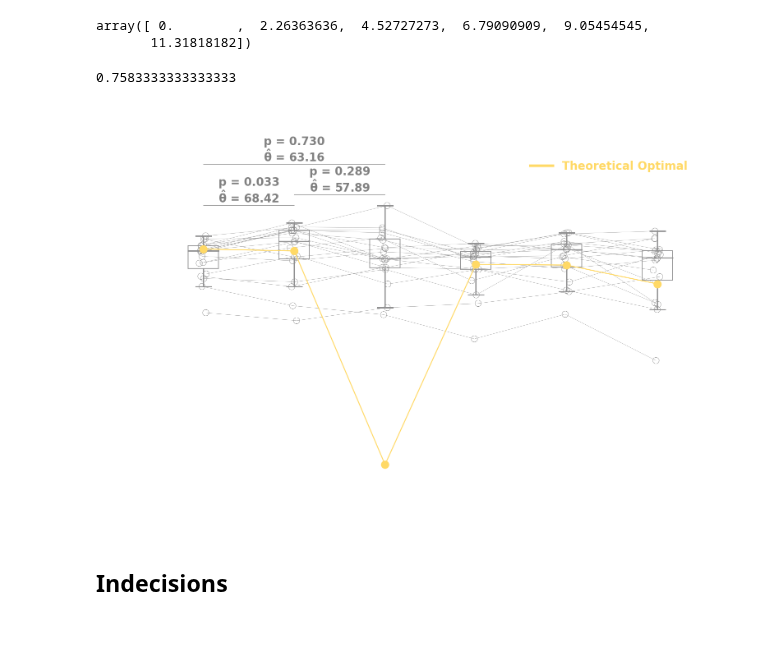
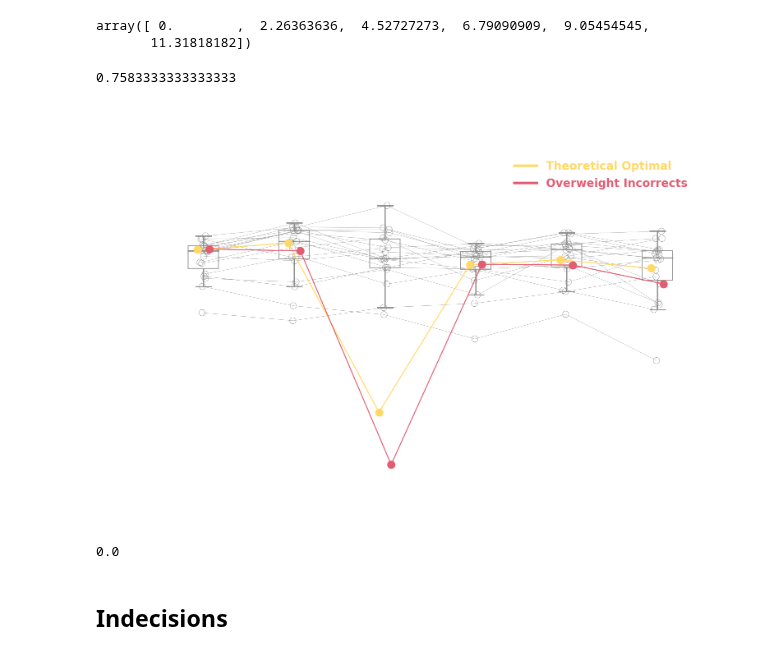
Before and after one commit to SethSullivan/MatchPennies-Agent-Expirement, a Jupyter notebook: scripts/makefigs/SCAPPS_Figures.ipynb, the cells around one changed output. Saved outputs shown, nothing was run; the diff lists cells and outputs as text; code cells hidden in the pictures.

```diff
--- a/scripts/makefigs/SCAPPS_Figures.ipynb
+++ b/scripts/makefigs/SCAPPS_Figures.ipynb
@@ -66,13 +82,14 @@ df_params['Parameters'] = np.where(df_description.isin([False,'Less','Greater'])
 # %%
 
 # model_names_from_df = list(df_description.query('Parameters == 0 or (Known_Agent_SD==False and Known_Guess_SD==False and Known_Switch_Delay==False and Incorrect_Cost == "Less" and Parameters==4)')['Model'])
-# model_names_from_df = list(df_description.query('Parameters == 0 or (Known_Switch_Delay==False and Parameters==1)')['Model'])
-model_names_from_df = list(df_description.query('Parameters == 0')['Model'])
+model_names_from_df = list(df_description.query('Parameters == 0 or (Known_Timing_SD==False and Parameters==1)')['Model'])
+# model_names_from_df = list(df_description.query('Parameters == 0')['Model'])
 base_model_df = df_params[df_params['Model'].isin(model_names_from_df)]
 base_model_df = base_model_df.sort_values('Parameters')
 model_names = ['Theoretical Optimal', 'Theoretical Optimal\n(Not Accounting for Switch Delay)', "Blah", "Blah"]
 display(base_model_df)
 models = {}
+incorrect_alter = [0,0]
 for i, (index, row) in enumerate(base_model_df.iterrows()):
     model  = ModelConstructor(
         experiment=EXPERIMENT,
@@ -92,10 +109,11 @@ for i, (index, row) in enumerate(base_model_df.iterrows()):
         switch_cost_exists=True,
         expected=True,
         win_reward=row.win_reward,
-        incorrect_cost=row.incorrect_cost,
+        incorrect_cost=row.incorrect_cost+incorrect_alter[i],
         indecision_cost=row.indecision_cost,
         round_num = 23
     )
+    print(model.inputs.timing_sd)
     models.update({model_names[i]:model})
 # %% [output]
 |  | Model | Loss | experiment | num_blocks | agent_means | agent_sds | nsteps | num_timesteps | round_num | ... |
@@ -117,7 +145,7 @@ Warning:Make sure that self.inputs.key is giving what you want
 #* Set plot constants
 SHOW_BOXPLOTS = True
 SHOW_MODELS = True
-SHOW_STATS = True
+SHOW_STATS = False
 w,h = 13,8
 mult_w, div_w = 0.9,1.1
 div_h = 1.1
@@ -135,7 +163,7 @@ stats_inputs = st.Inputs(
     trial_block_titles=it.trial_block_titles,xlab=it.xlabel,
     f1_xticklabels=it.f1_collapse_xticklabs,f2_xticklabels=it.f2_collapse_xticklabs,
     f1_xlabel=it.f1_xlabel,f2_xlabel=it.f2_xlabel,
-    M = 1e7
+    M = 1e6
 )
 # %% [output]
 !! DROPPING SUBJECT 13 !!
@@ -195,36 +223,40 @@ if True:
             show_boxplot=SHOW_BOXPLOTS,
             show_models=SHOW_MODELS,
             reorder_xaxis = True,
-            labels=list(models.keys()),
+            labels=['Theoretical Optimal', 'Overweight Incorrects'],
             colors=wheel.grey,
             linestyles=None,
-            line_colors = None,
+            line_colors = [wheel.yellow, wheel.rak_red],
             xlocs=xlocs,
             # xtick_locs = np.linspace(1, w/div_w - 0.5, num=len(it.trial_block_titles)),
             ylocs=ylocs,
             xticklabels=it.trial_block_titles,
             xlabel=it.xlabel,
             ylabel=ylabel,
             title=title,
             legend_fontsize=legend_fontsize,
             title_fontsize=title_fontsize,
             title_padding=40,
         )
     ax.set_ylim(400,1600)
     ax.set_xlim(-1,max(xlocs)+1)
     if SHOW_STATS:
         pf.plot_stats(ax,stats_inputs=stats_inputs, statistics=median_movement_onset_statistics,
                     combos = ['02','24','04',],xlocs=xlocs,
                     xloc_index = ['01','12','02',],
                     ypos=[1401,1440,1550,1420,1490],
                     fontsize=18,stacked=True
                         )
 
     fig.remove_figure_borders()
 print(bw)
 # %% [output]
 0.7583333333333333
-[figure, old version]
+[figure, new version]
+# %%
+model.inputs.incorrect_cost
+# %% [output]
+0.0
 # %% [markdown]
 ## Indecisions
 # %%
```
Also changed, not shown: parts of 6 cells of this notebook.
